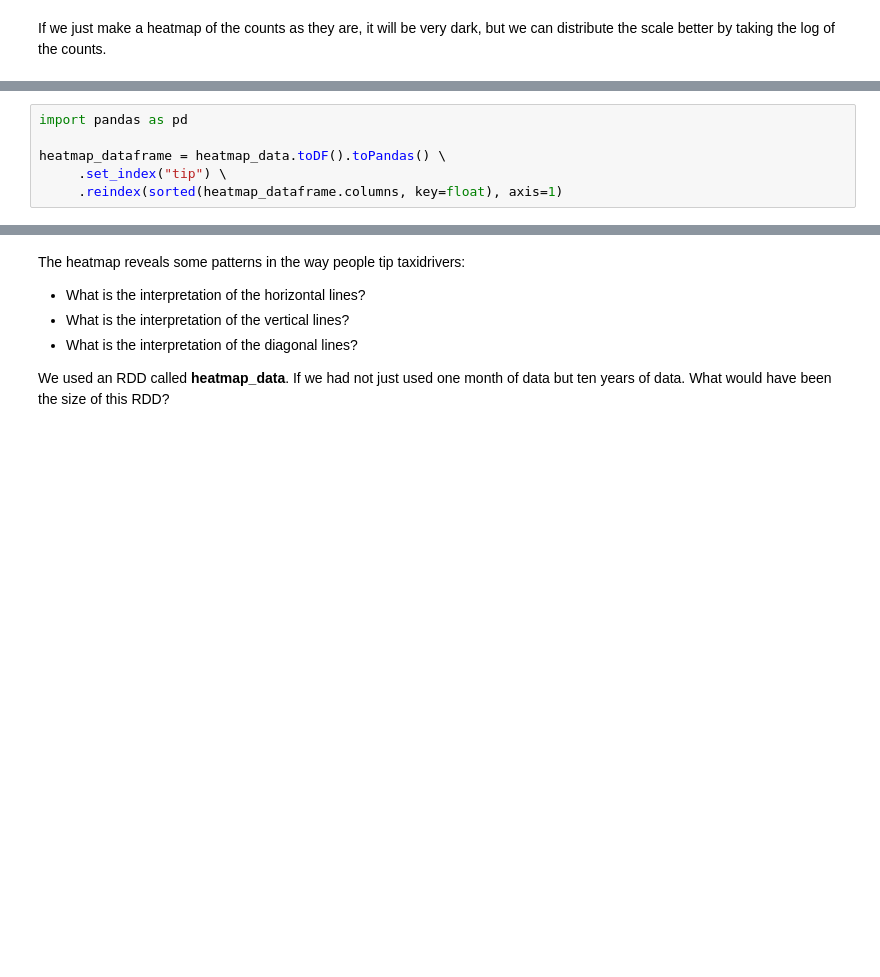
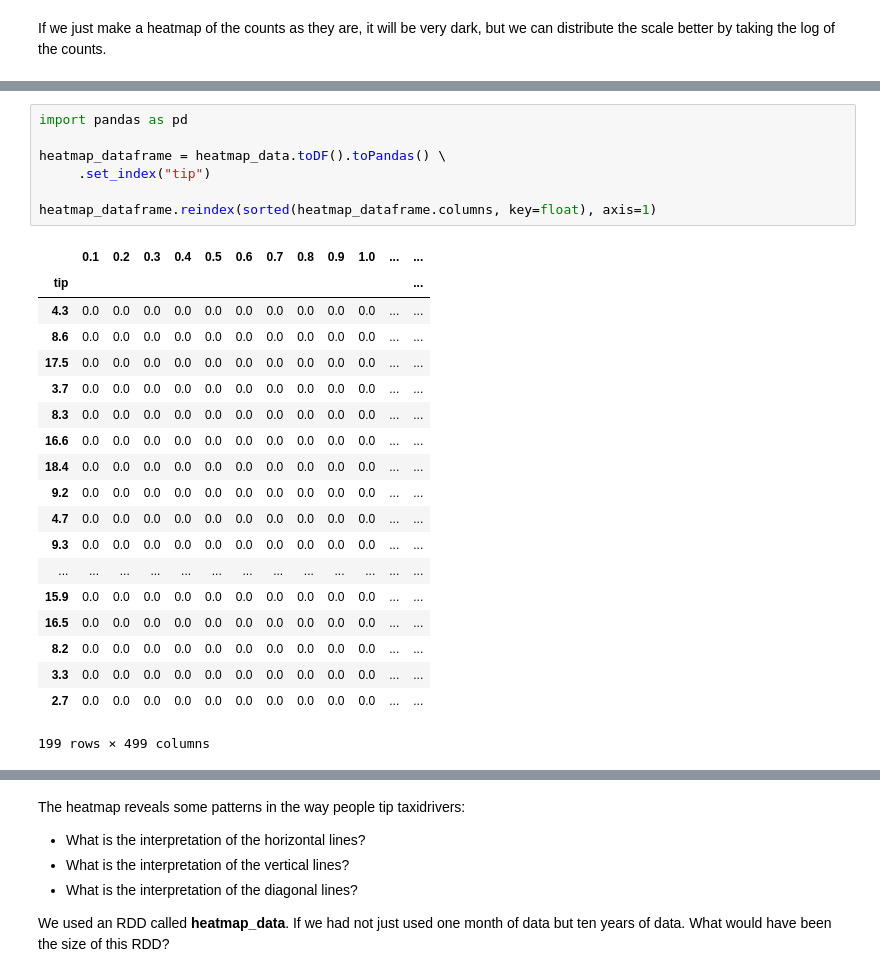
Before and after one commit to andreaskdk/big-data-notebooks, a Jupyter notebook: NYC Taxi Trips_solution.ipynb, the cells around one changed output, grey strips where cells are left out. Cells and saved outputs as stored; diff of their text form; blank space fills up the shorter version.

```diff
--- a/NYC Taxi Trips_solution.ipynb
+++ b/NYC Taxi Trips_solution.ipynb
@@ -191,9 +191,30 @@ heatmap_data.take(10)
 # %%
 import pandas as pd
 
 heatmap_dataframe = heatmap_data.toDF().toPandas() \
-     .set_index("tip") \
-     .reindex(sorted(heatmap_dataframe.columns, key=float), axis=1)
+     .set_index("tip")
+
+heatmap_dataframe.reindex(sorted(heatmap_dataframe.columns, key=float), axis=1)
+# %% [output]
+|  | 0.1 | 0.2 | 0.3 | 0.4 | 0.5 | 0.6 | 0.7 | 0.8 | 0.9 | 1.0 | ... | ... |
+| tip |  |  |  |  |  |  |  |  |  |  |  | ... |
+| 4.3 | 0.0 | 0.0 | 0.0 | 0.0 | 0.0 | 0.0 | 0.0 | 0.0 | 0.0 | 0.0 | ... | ... |
+| 8.6 | 0.0 | 0.0 | 0.0 | 0.0 | 0.0 | 0.0 | 0.0 | 0.0 | 0.0 | 0.0 | ... | ... |
+| 17.5 | 0.0 | 0.0 | 0.0 | 0.0 | 0.0 | 0.0 | 0.0 | 0.0 | 0.0 | 0.0 | ... | ... |
+| 3.7 | 0.0 | 0.0 | 0.0 | 0.0 | 0.0 | 0.0 | 0.0 | 0.0 | 0.0 | 0.0 | ... | ... |
+| 8.3 | 0.0 | 0.0 | 0.0 | 0.0 | 0.0 | 0.0 | 0.0 | 0.0 | 0.0 | 0.0 | ... | ... |
+| 16.6 | 0.0 | 0.0 | 0.0 | 0.0 | 0.0 | 0.0 | 0.0 | 0.0 | 0.0 | 0.0 | ... | ... |
+| 18.4 | 0.0 | 0.0 | 0.0 | 0.0 | 0.0 | 0.0 | 0.0 | 0.0 | 0.0 | 0.0 | ... | ... |
+| 9.2 | 0.0 | 0.0 | 0.0 | 0.0 | 0.0 | 0.0 | 0.0 | 0.0 | 0.0 | 0.0 | ... | ... |
+| 4.7 | 0.0 | 0.0 | 0.0 | 0.0 | 0.0 | 0.0 | 0.0 | 0.0 | 0.0 | 0.0 | ... | ... |
+| 9.3 | 0.0 | 0.0 | 0.0 | 0.0 | 0.0 | 0.0 | 0.0 | 0.0 | 0.0 | 0.0 | ... | ... |
+| ... | ... | ... | ... | ... | ... | ... | ... | ... | ... | ... | ... | ... |
+| 15.9 | 0.0 | 0.0 | 0.0 | 0.0 | 0.0 | 0.0 | 0.0 | 0.0 | 0.0 | 0.0 | ... | ... |
+| 16.5 | 0.0 | 0.0 | 0.0 | 0.0 | 0.0 | 0.0 | 0.0 | 0.0 | 0.0 | 0.0 | ... | ... |
+| 8.2 | 0.0 | 0.0 | 0.0 | 0.0 | 0.0 | 0.0 | 0.0 | 0.0 | 0.0 | 0.0 | ... | ... |
+| 3.3 | 0.0 | 0.0 | 0.0 | 0.0 | 0.0 | 0.0 | 0.0 | 0.0 | 0.0 | 0.0 | ... | ... |
+| 2.7 | 0.0 | 0.0 | 0.0 | 0.0 | 0.0 | 0.0 | 0.0 | 0.0 | 0.0 | 0.0 | ... | ... |
+199 rows × 499 columns
 # %%
 import matplotlib.pyplot as plt
 import seaborn as sns
```
Also changed, not shown: parts of 2 cells of this notebook.
